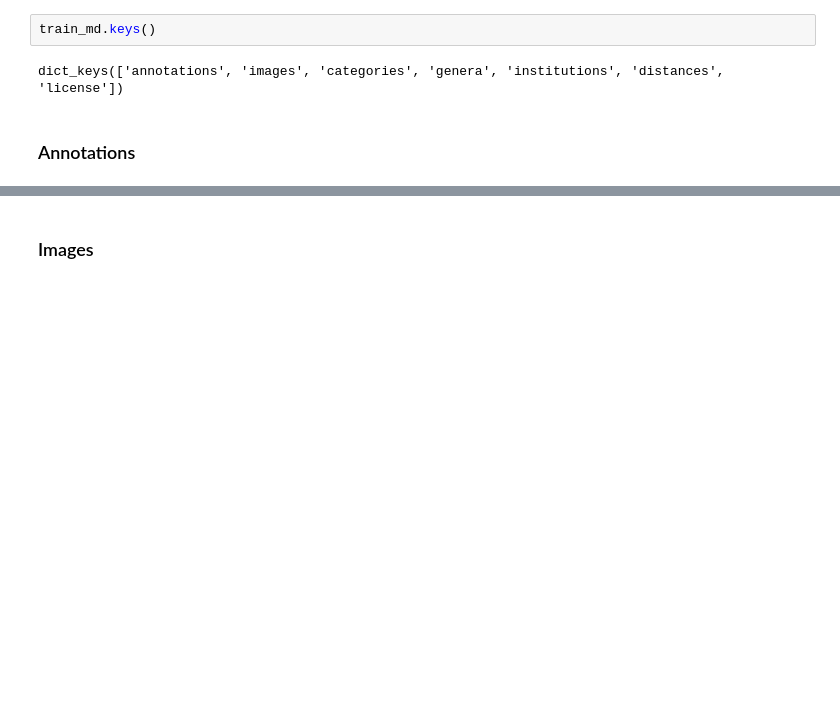
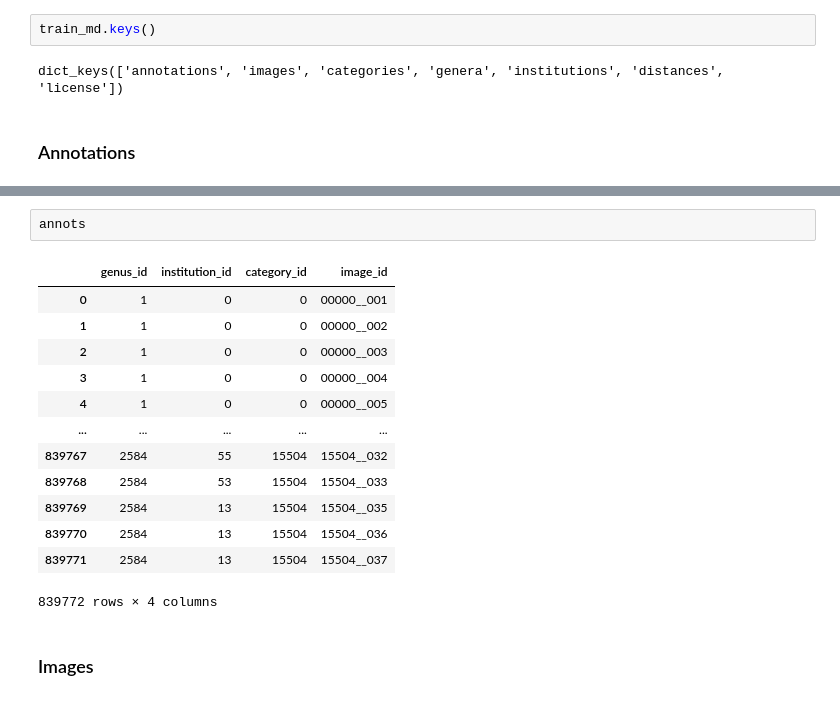
Before and after one commit to tornikeo/kaggle, a Jupyter notebook: tensorflow-starter.ipynb, the cells around one changed output, grey strips where cells are left out. Cells and saved outputs as stored; diff of their text form; blank space fills up the shorter version.

```diff
--- a/tensorflow-starter.ipynb
+++ b/tensorflow-starter.ipynb
@@ -103,5 +87,21 @@ This image has {'genus_id': 1, 'institution_id': 0, 'category_id': 0, 'image_id'
 <matplotlib.image.AxesImage at 0x...>
 [figure]
+# %%
+annots
+# %% [output]
+|  | genus_id | institution_id | category_id | image_id |
+| 0 | 1 | 0 | 0 | 00000__001 |
+| 1 | 1 | 0 | 0 | 00000__002 |
+| 2 | 1 | 0 | 0 | 00000__003 |
+| 3 | 1 | 0 | 0 | 00000__004 |
+| 4 | 1 | 0 | 0 | 00000__005 |
+| ... | ... | ... | ... | ... |
+| 839767 | 2584 | 55 | 15504 | 15504__032 |
+| 839768 | 2584 | 53 | 15504 | 15504__033 |
+| 839769 | 2584 | 13 | 15504 | 15504__035 |
+| 839770 | 2584 | 13 | 15504 | 15504__036 |
+| 839771 | 2584 | 13 | 15504 | 15504__037 |
+839772 rows × 4 columns
 # %% [markdown]
 ### Images
 # %%
```
Also changed, not shown: parts of 18 cells of this notebook.
